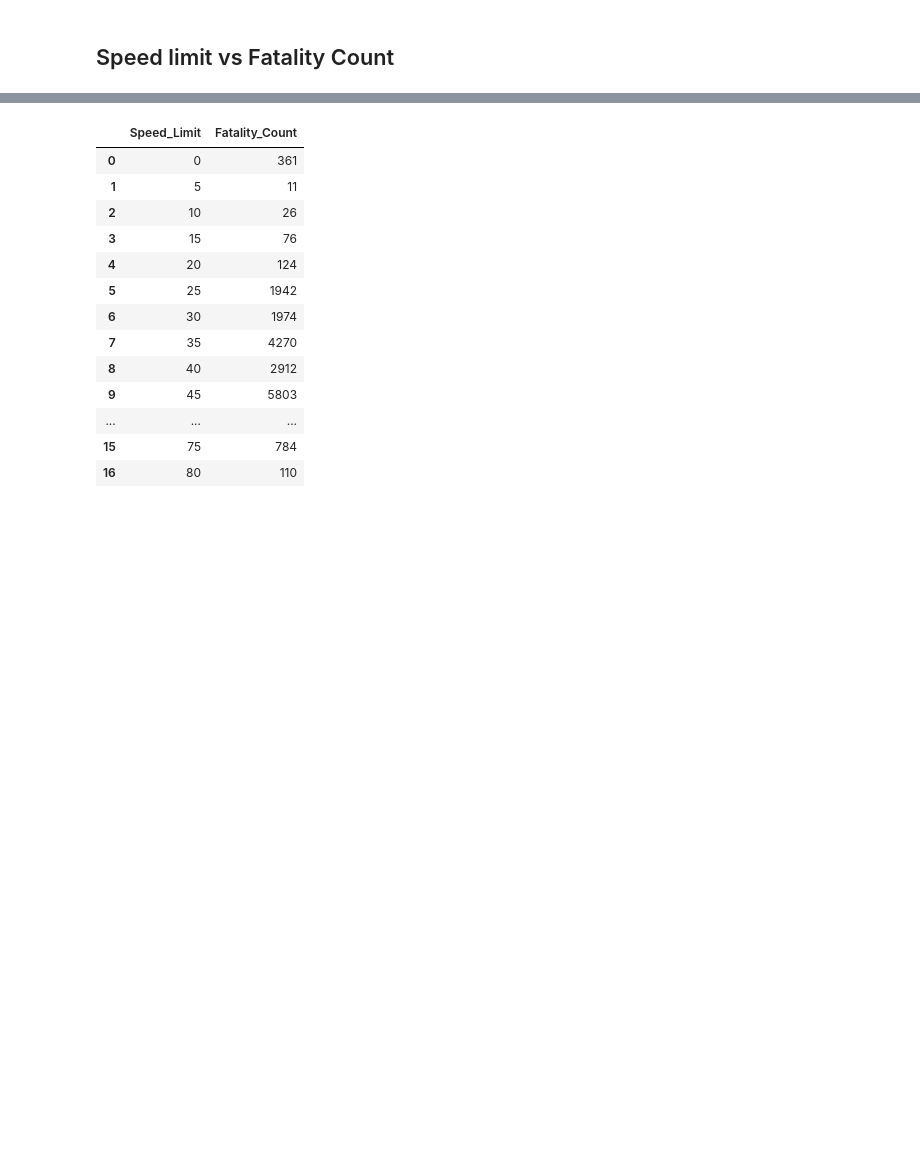
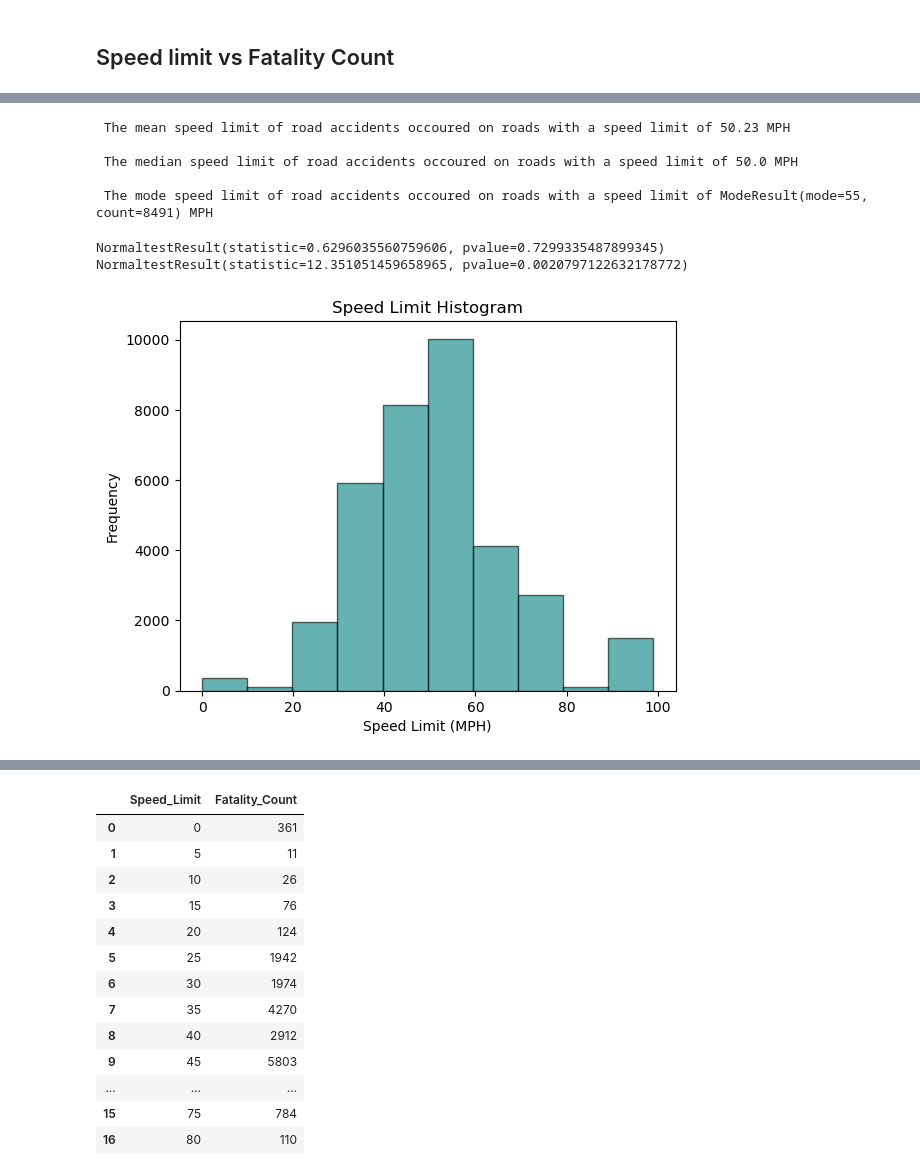
Before and after one commit to lishanisrikaran/project-1, a Jupyter notebook: road_fatalities - main.ipynb, the cells around one changed output, grey strips where cells are left out. Saved outputs shown, nothing was run; the diff lists cells and outputs as text; code cells hidden in the pictures; blank space fills up the shorter version.

Commit message:
Speed analysis adapted

```diff
--- a/road_fatalities - main.ipynb
+++ b/road_fatalities - main.ipynb
@@ -224,0 +253,5 @@ plt.show()
+# %%
+# Creating a separate DataFrame to visualise the the number of fatalities which occoured at each of the speed limits included in this dataset.
+speed_limit_df = Cleaned_df[["Speed_Limit", "Fatality_Count"]]
+speed_limit_df.reset_index()
+speed_limit_df
@@ -224,0 +272,37 @@ plt.show()
+# %%
+# Calculating measures of central tendancy for the speed limits in this dataset.
+
+mean_numpy = round(np.mean(speed_limit_df["Speed_Limit"]),2)
+print(f"\n The mean speed limit of road accidents occoured on roads with a speed limit of {mean_numpy} MPH")
+
+median_numpy = round(np.median(speed_limit_df["Speed_Limit"]),2)
+print(f"\n The median speed limit of road accidents occoured on roads with a speed limit of {median_numpy} MPH")
+
+import scipy.stats as st
+
+mode_scipy = st.mode(speed_limit_df["Speed_Limit"], keepdims=False)
+print(f"\n The mode speed limit of road accidents occoured on roads with a speed limit of {mode_scipy} MPH")
+# %% [output]
+ The mean speed limit of road accidents occoured on roads with a speed limit of 50.23 MPH
+
+ The median speed limit of road accidents occoured on roads with a speed limit of 50.0 MPH
+
+ The mode speed limit of road accidents occoured on roads with a speed limit of ModeResult(mode=55, count=8491) MPH
+# %%
+# Characterises the data set using a histogram and a normal test.
+plt.hist(speed_limit_df["Speed_Limit"], color="teal", edgecolor="black", alpha = 0.6)
+
+plt.title("Speed Limit Histogram")
+plt.xlabel("Speed Limit (MPH)")
+plt.ylabel("Frequency")
+
+
+# Determines if the speed limits that road incidents were recorded for are normally distributed using a small and large sample size.
+print(st.normaltest(speed_limit_df["Speed_Limit"].sample(20)))
+print(st.normaltest(speed_limit_df["Speed_Limit"].sample(100)))
+
+plt.show()
+# %% [output]
+NormaltestResult(statistic=0.6296035560759606, pvalue=0.7299335487899345)
+NormaltestResult(statistic=12.351051459658965, pvalue=0.0020797122632178772)
+[figure, added]
```
Also changed, not shown: parts of 16 cells of this notebook.
